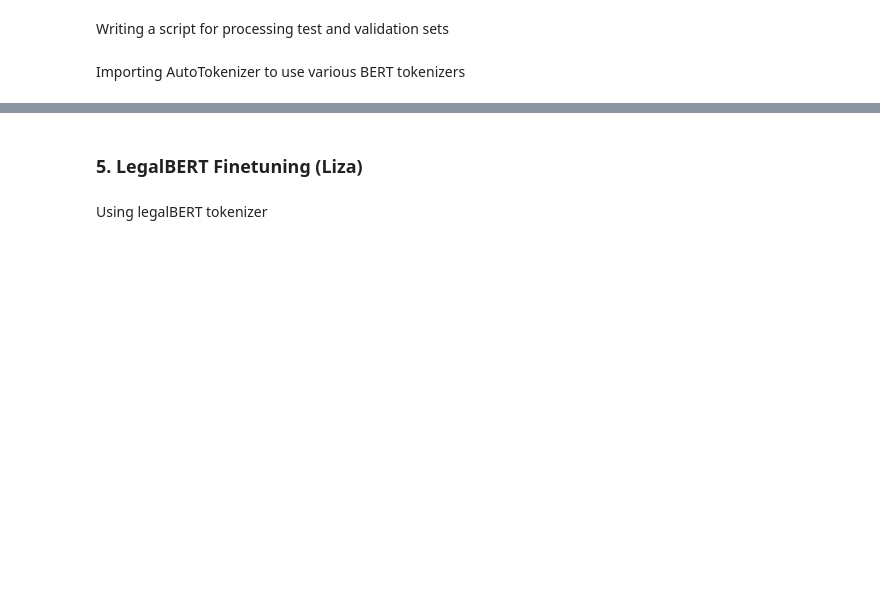
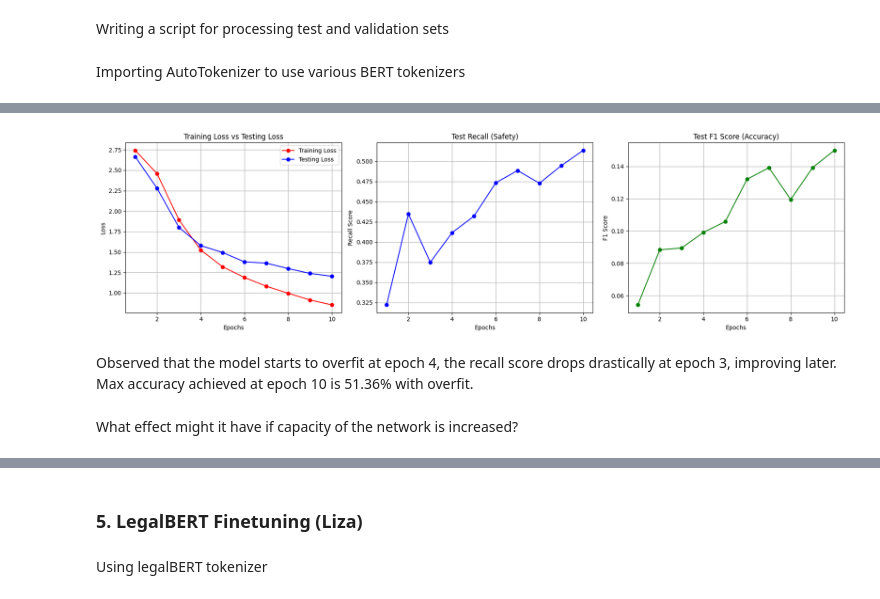
Before and after one commit to Mohammad-CodeVoyager/Legal-document-redaction-NER-, a Jupyter notebook: legal_doc_redaction.ipynb, the cells around one changed output, grey strips where cells are left out. Cells and saved outputs as stored; diff of their text form; code cells hidden in the pictures; blank space fills up the shorter version.

```diff
--- a/legal_doc_redaction.ipynb
+++ b/legal_doc_redaction.ipynb
@@ -311,0 +385,3 @@ validation_distilbert = preprocess_data(df_validation, tokenizer_distilbert)
+# %%
+test_loader = DataLoader(test_distilbert, batch_size=16, shuffle=True, collate_fn=collate_fn)
+validation_loader = DataLoader(validation_distilbert, batch_size=16, shuffle=True, collate_fn=collate_fn)
@@ -311,0 +585,21 @@ validation_distilbert = preprocess_data(df_validation, tokenizer_distilbert)
+# %%
+from sklearn.utils.class_weight import compute_class_weight
+#list of all tags in training set
+all_classes = [label
+              for row in train_distilbert['labels']
+                for label in row
+                  if label != -100
+]
+unique_classes = np.unique(all_classes)
+
+#balanced mode adjusts the weights inversly proportional to the frequencies of the classes
+weights = compute_class_weight(class_weight='balanced', classes = unique_classes, y = all_classes)
+
+#convert class weights to pytorch tensor
+class_weights = torch.tensor(weights, dtype=torch.float).to(device)
+
+print("Calculated Class Weights:")
+for i, weight in enumerate(class_weights):
+    # getting label names from id2label
+    label_name = id2label[i] if 'id2label' in locals() else str(i)
+    print(f"{label_name}: {weight:.4f}")
@@ -311,0 +625,6 @@ validation_distilbert = preprocess_data(df_validation, tokenizer_distilbert)
+# %%
+#trying similar architecture with weighted loss approach
+lstm_nre_v2 = bilstm_nre(30522, len(label_list), embed_dim=128, hidden_dim=256, weight_tensor=class_weights).to(device)
+optimizer = torch.optim.Adam(lstm_nre_v2.parameters(), lr=1e-4)
+# %%
+history_v2 = train_eval_lstm(lstm_nre_v2, n_epoches = 10)
@@ -311,0 +644,9 @@ validation_distilbert = preprocess_data(df_validation, tokenizer_distilbert)
+# %%
+# plot evaluation metrics
+plot_training_metrics(history_v2)
+# %% [output]
+[figure, added]
+# %% [markdown]
+Observed that the model starts to overfit at epoch 4, the recall score drops drastically at epoch 3, improving later. Max accuracy achieved at epoch 10 is 51.36% with overfit.
+# %% [markdown]
+What effect might it have if capacity of the network is increased?
```
Also changed, not shown: parts of 43 cells of this notebook, 2 other files.
